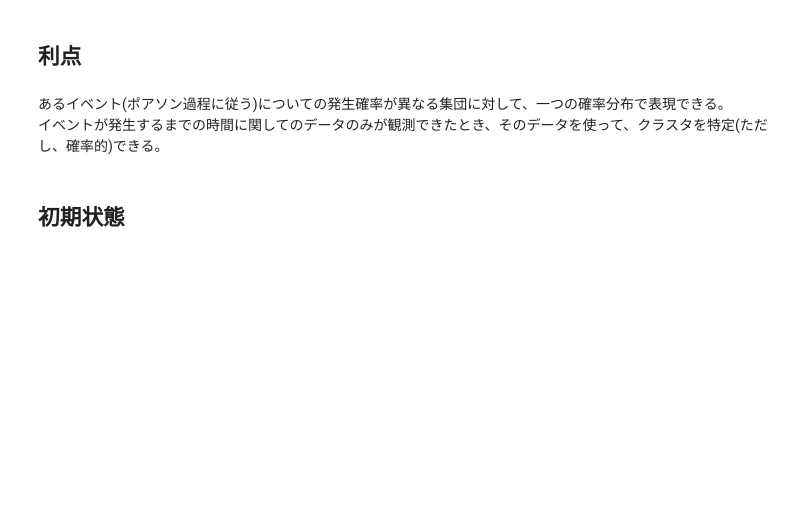
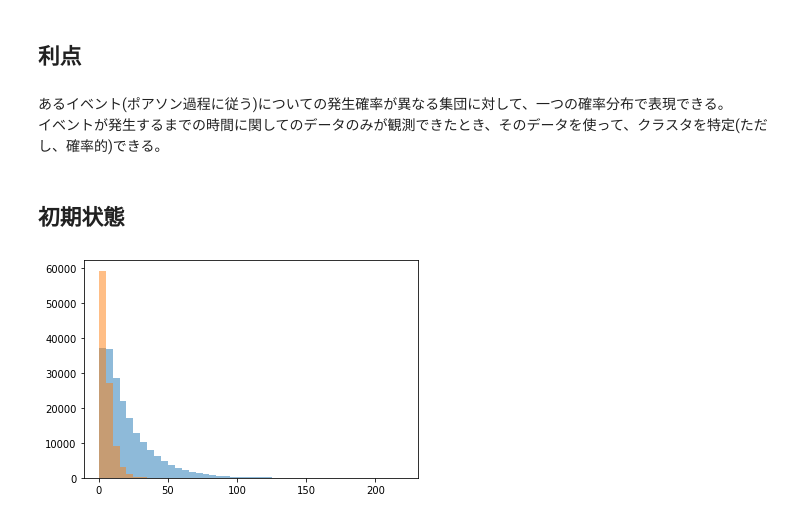
Before and after one commit to hidawa/theory_and_programming, a Jupyter notebook: ExponentialMixtureModels.ipynb, the cells around one changed output. Saved outputs shown, nothing was run; the diff lists cells and outputs as text; code cells hidden in the pictures; blank space fills up the shorter version.

```diff
--- a/ExponentialMixtureModels.ipynb
+++ b/ExponentialMixtureModels.ipynb
@@ -104,0 +120,19 @@ sample_size = 100
+# %%
+K = 2
+sample_size_1 = 200000
+sample_size_2 = 100000
+# %%
+np.random.seed(0)
+time_1 = rand_event(size_N = sample_size_1,event_p=0.05)
+time_2 = rand_event(size_N = sample_size_2,event_p=0.2)
+time_1and2 = np.hstack((time_1,time_2))
+# %%
+max_time_1and2 = np.max(time_1and2).astype(int)
+bins_1and2 = range(0,max_time_1and2,5)
+
+#plt.hist((time_1,time_2),bins = 100)
+plt.hist(time_1,bins = bins_1and2,alpha = 0.5)
+plt.hist(time_2,bins = bins_1and2,alpha = 0.5)
+plt.show()
+# %% [output]
+[figure, added]
```
Also changed, not shown: parts of 31 cells of this notebook.
